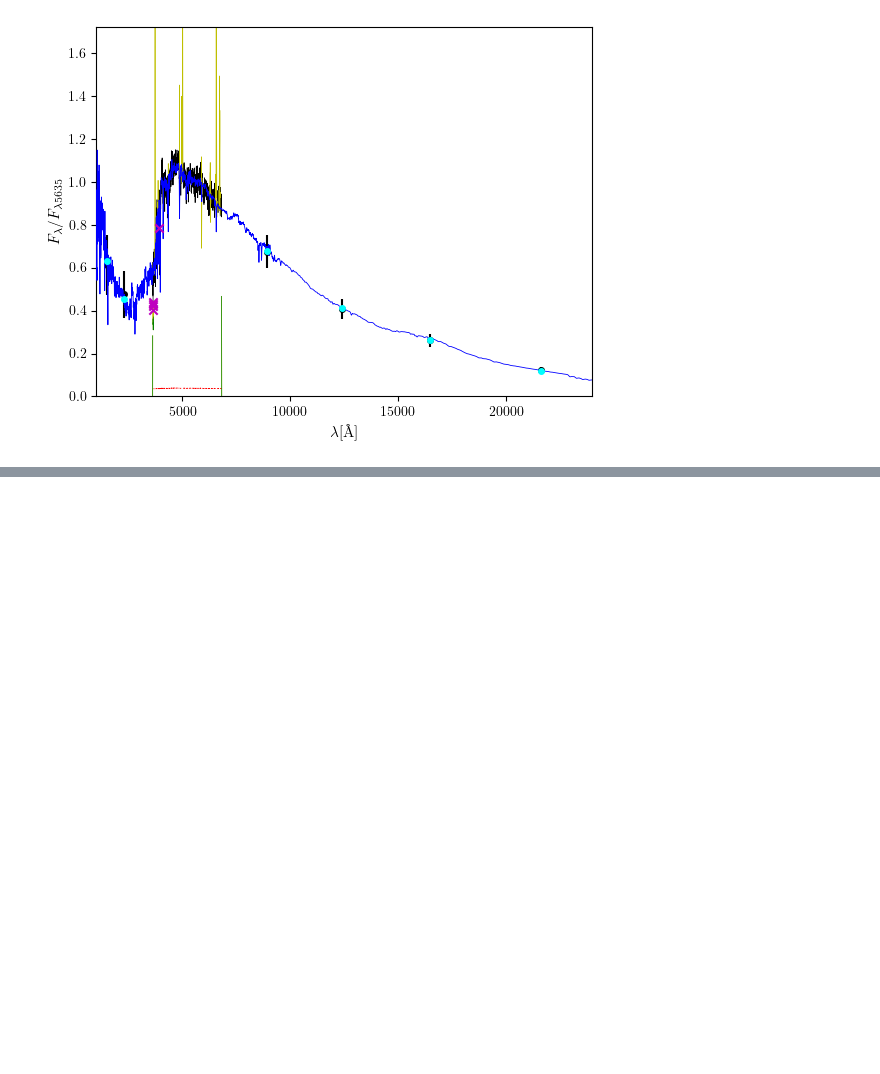
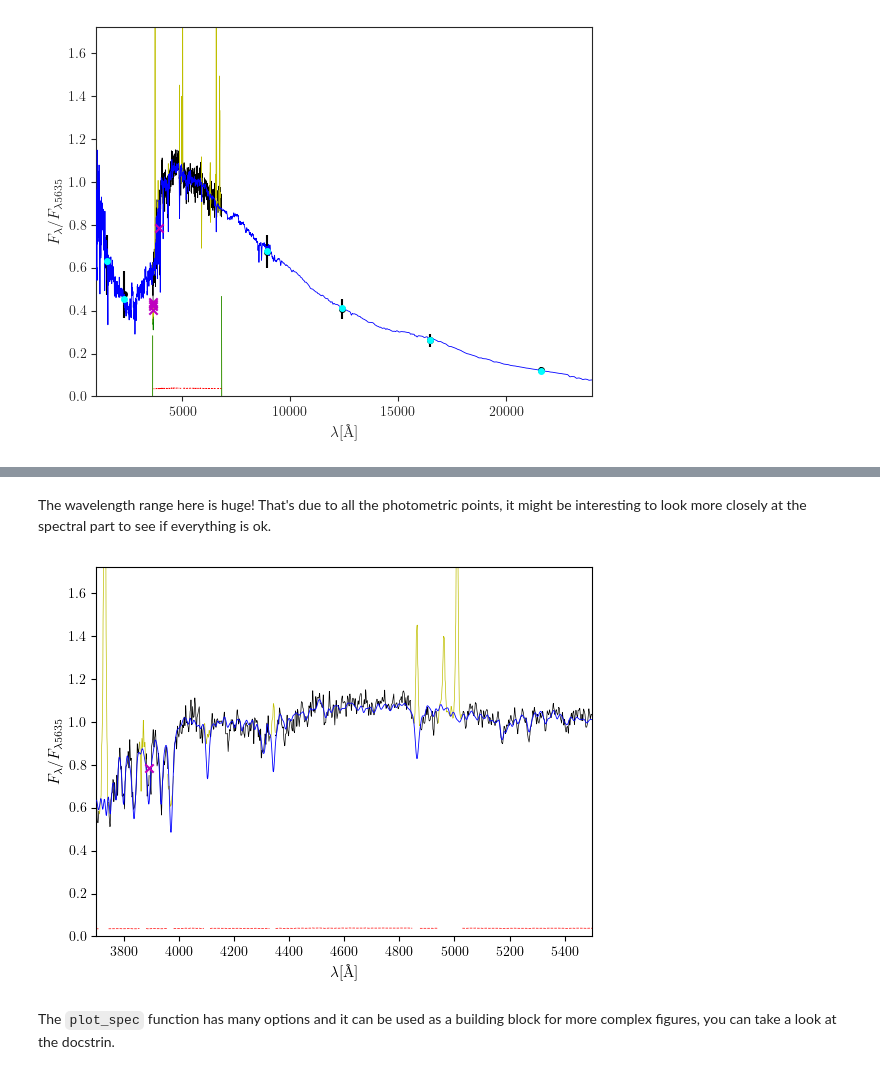
Before and after one commit to arielwrl/starlight_toolkit, a Jupyter notebook: example/quickstart.ipynb, the cells around one changed output, grey strips where cells are left out. Cells and saved outputs as stored; diff of their text form; code cells hidden in the pictures; blank space fills up the shorter version.

```diff
--- a/example/quickstart.ipynb
+++ b/example/quickstart.ipynb
@@ -54,0 +75,8 @@ TypeError: plot_spec() got an unexpected keyword argument 'wl_range'
+# %% [markdown]
+The wavelength range here is huge! That's due to all the photometric points, it might be interesting to look more closely at the spectral part to see if everything is ok.
+# %%
+plot_spec(starlight_output, wl_range=[3700, 5500])
+# %% [output]
+[figure, added]
+# %% [markdown]
+The `plot_spec` function has many options and it can be used as a building block for more complex figures, you can take a look at the docstrin.
```
Also changed, not shown: parts of 20 cells of this notebook, 2 other files.
